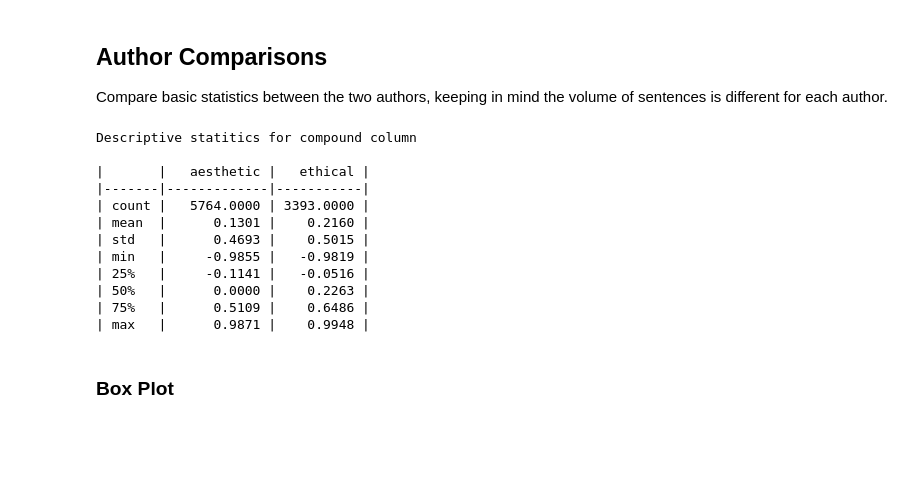
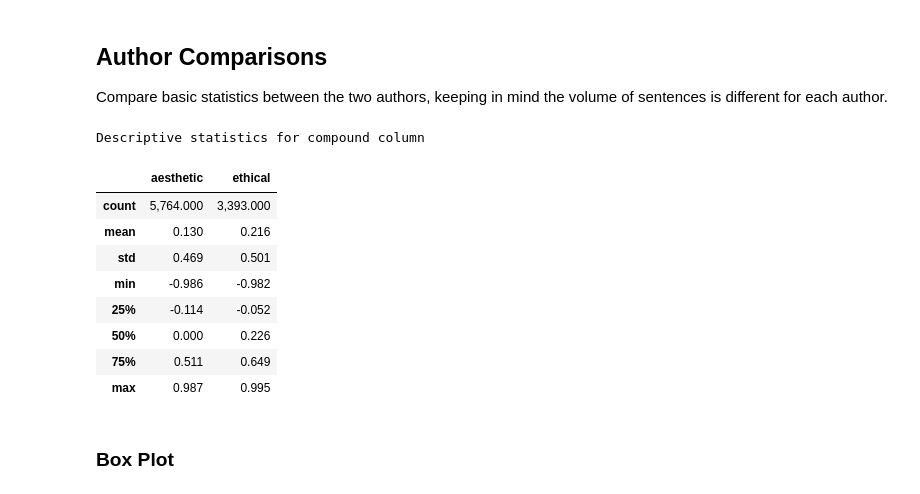
Before and after one commit to paulmtree/Philosophy_Analysis, a Jupyter notebook: Preliminary Sentiment Analysis.ipynb, the cells around one changed output. Cells and saved outputs as stored; diff of their text form; code cells hidden in the pictures; blank space fills up the shorter version.

```diff
--- a/Preliminary Sentiment Analysis.ipynb
+++ b/Preliminary Sentiment Analysis.ipynb
@@ -336,35 +338,37 @@ Compare basic statistics between the two authors, keeping in mind the volume of
 # %%
 from tabulate import tabulate
 
 #Choose what column you would like descriptive statistics of, pos, neg, neu, or compound
 def descriptive_statistics(metric):
     metric = str(metric)
     sent_aes = sent_df[sent_df['chapter_author'] == 'Aesthetic']
     sent_eth = sent_df[sent_df['chapter_author'] == 'Ethical']
 
     aes_desc = sent_aes[metric].describe()
     eth_desc = sent_eth[metric].describe()
 
     df = pd.DataFrame({"aesthetic": aes_desc,
                   "ethical": eth_desc})
-    print("Descriptive statitics for " + metric + " column\n")
-    print(tabulate(df, headers=["", "aesthetic", "ethical"],
-               tablefmt='github', floatfmt=".4f"))
+
+    print("Descriptive statistics for " + metric + " column")
+    pd.options.display.float_format = '{:,.3f}'.format
+    display(df)
+    #
+    #print(tabulate(df, headers=["", "aesthetic", "ethical"],
+    #          tablefmt='github', floatfmt=".4f"))
 
 descriptive_statistics(metric = "compound")
 # %% [output]
-Descriptive statitics for compound column
-
-|       |   aesthetic |   ethical |
-|-------|-------------|-----------|
-| count |   5764.0000 | 3393.0000 |
-| mean  |      0.1301 |    0.2160 |
-| std   |      0.4693 |    0.5015 |
-| min   |     -0.9855 |   -0.9819 |
-| 25%   |     -0.1141 |   -0.0516 |
-| 50%   |      0.0000 |    0.2263 |
-| 75%   |      0.5109 |    0.6486 |
-| max   |      0.9871 |    0.9948 |
+Descriptive statistics for compound column
+|  | aesthetic | ethical |
+| count | 5,764.000 | 3,393.000 |
+| mean | 0.130 | 0.216 |
+| std | 0.469 | 0.501 |
+| min | -0.986 | -0.982 |
+| 25% | -0.114 | -0.052 |
+| 50% | 0.000 | 0.226 |
+| 75% | 0.511 | 0.649 |
+| max | 0.987 | 0.995 |
 # %% [markdown]
 ### Box Plot
 # %%
```
Also changed, not shown: parts of 9 cells of this notebook, 1 other file.
